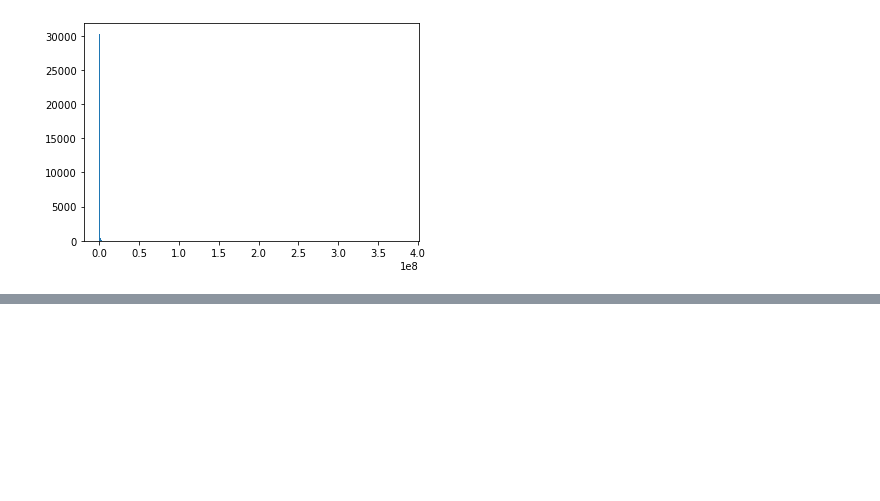
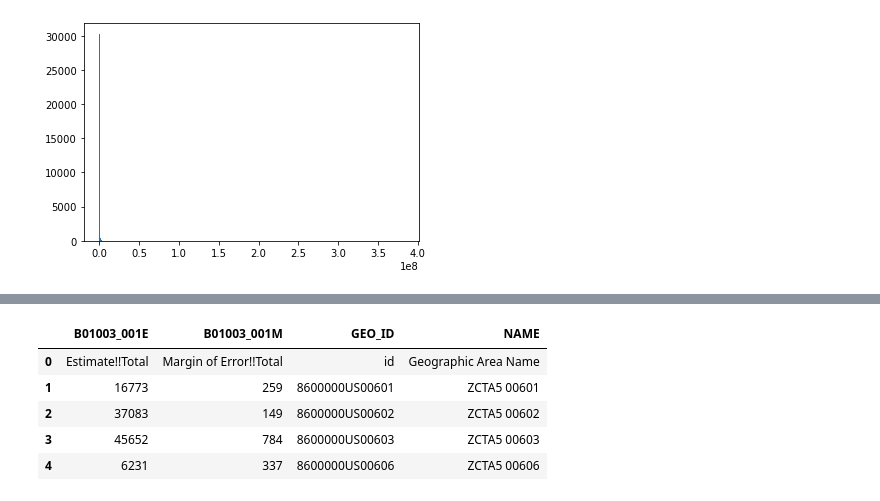
Before and after one commit to jhancuch/sba-loan-credit-analysis, a Jupyter notebook: eda/eda_census_data.ipynb, the cells around one changed output, grey strips where cells are left out. Saved outputs shown, nothing was run; the diff lists cells and outputs as text; code cells hidden in the pictures; blank space fills up the shorter version.

```diff
--- a/eda/eda_census_data.ipynb
+++ b/eda/eda_census_data.ipynb
@@ -128,0 +138,9 @@ bp_zip_2['annual_payroll_1000s'].hist(bins=1000, grid=False)
+# %%
+tot_pop.head()
+# %% [output]
+|  | B01003_001E | B01003_001M | GEO_ID | NAME |
+| 0 | Estimate!!Total | Margin of Error!!Total | id | Geographic Area Name |
+| 1 | 16773 | 259 | 8600000US00601 | ZCTA5 00601 |
+| 2 | 37083 | 149 | 8600000US00602 | ZCTA5 00602 |
+| 3 | 45652 | 784 | 8600000US00603 | ZCTA5 00603 |
+| 4 | 6231 | 337 | 8600000US00606 | ZCTA5 00606 |
```
Also changed, not shown: parts of 11 cells of this notebook.
